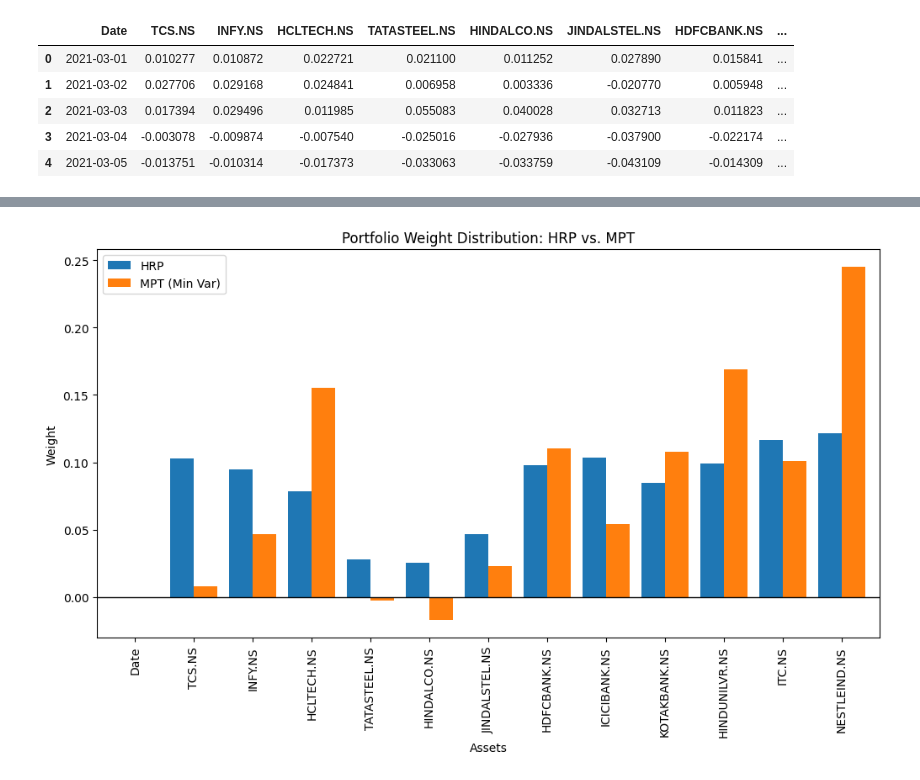
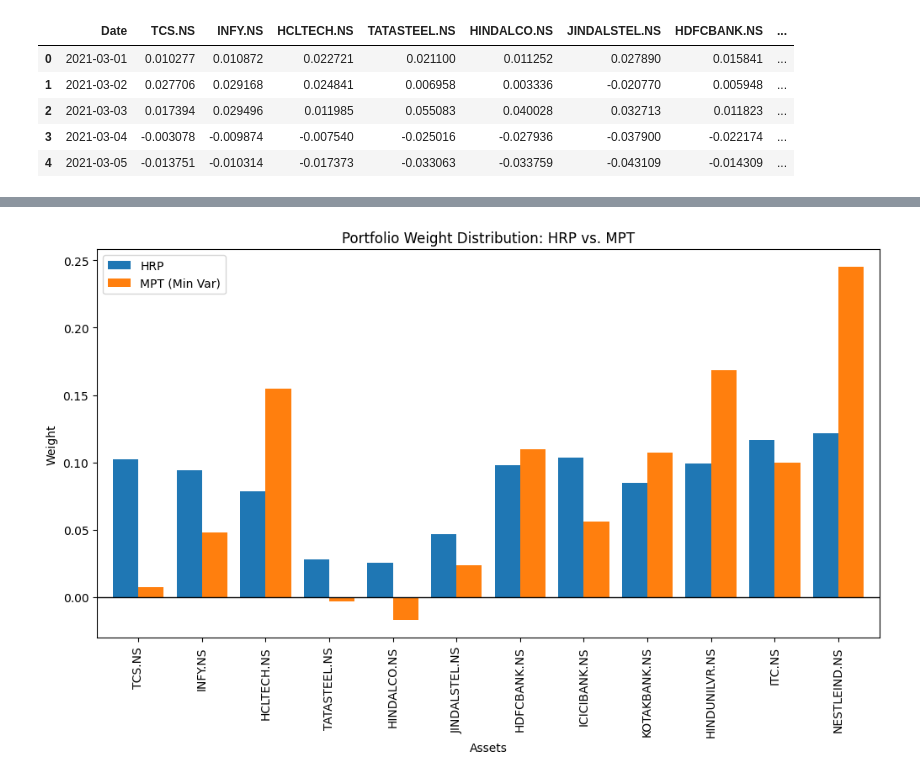
Before and after one commit to Siddhesh1kamble/DA6701-Assignments, a Jupyter notebook: Assignment_3/notebooks/part2.ipynb, the cells around one changed output, grey strips where cells are left out. Drawn from its saved outputs; the diff is of its cells as text; code cells hidden in the pictures.

```diff
--- a/Assignment_3/notebooks/part2.ipynb
+++ b/Assignment_3/notebooks/part2.ipynb
@@ -128,27 +128,27 @@ plt.show()
 # %%
 w_hrp_train = get_hrp_weights(cov_train, sorted_assets)
 w_mpt_train = get_min_var_weights(cov_train)
 w_hrp_test = get_hrp_weights(test_df.cov(), sorted_assets)
 w_mpt_test = get_min_var_weights(test_df.cov())
 hrp_turnover = np.sum(np.abs(w_hrp_test - w_hrp_train))
 mpt_turnover = np.sum(np.abs(w_mpt_test - w_mpt_train))
 
 # Create a DataFrame for plotting
 weights_df = pd.DataFrame({
     'HRP': w_hrp_train,
     'MPT (Min Var)': w_mpt_train
 }).reindex(train_df.columns)
-
+weights_df.drop(['Date'], axis = 0, inplace = True)
 # Plotting
 weights_df.plot(kind='bar', figsize=(12, 6), width=0.8)
 plt.title("Portfolio Weight Distribution: HRP vs. MPT")
 plt.ylabel("Weight")
 plt.xlabel("Assets")
 plt.axhline(0, color='black', lw=1)
 plt.legend()
 plt.show()
 # %% [output]
-[figure, old version]
+[figure, new version]
 # %%
 # Calculate absolute shifts for each asset
 hrp_shifts = np.abs(w_hrp_test - w_hrp_train)
```
Also changed, not shown: parts of 6 cells of this notebook.
